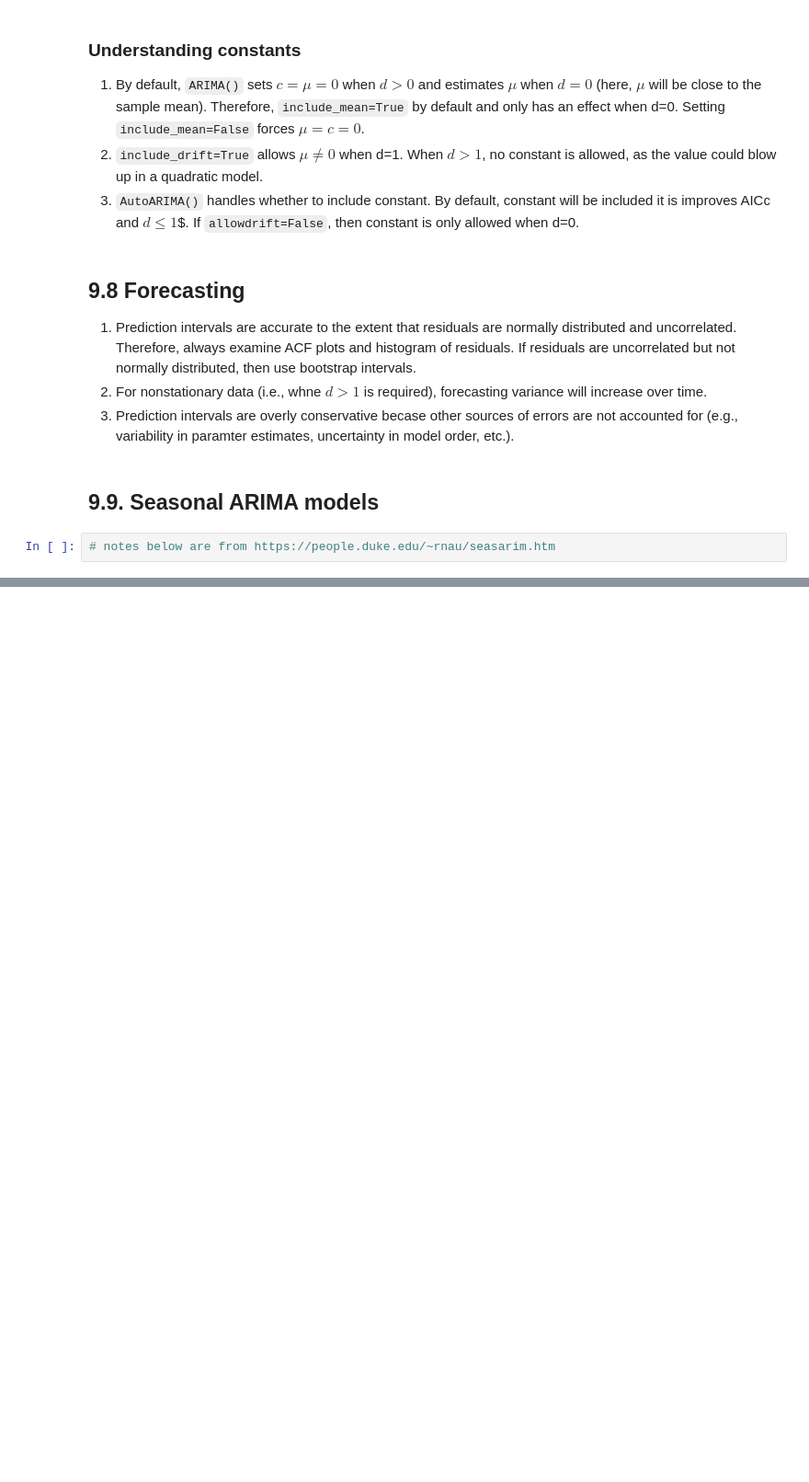
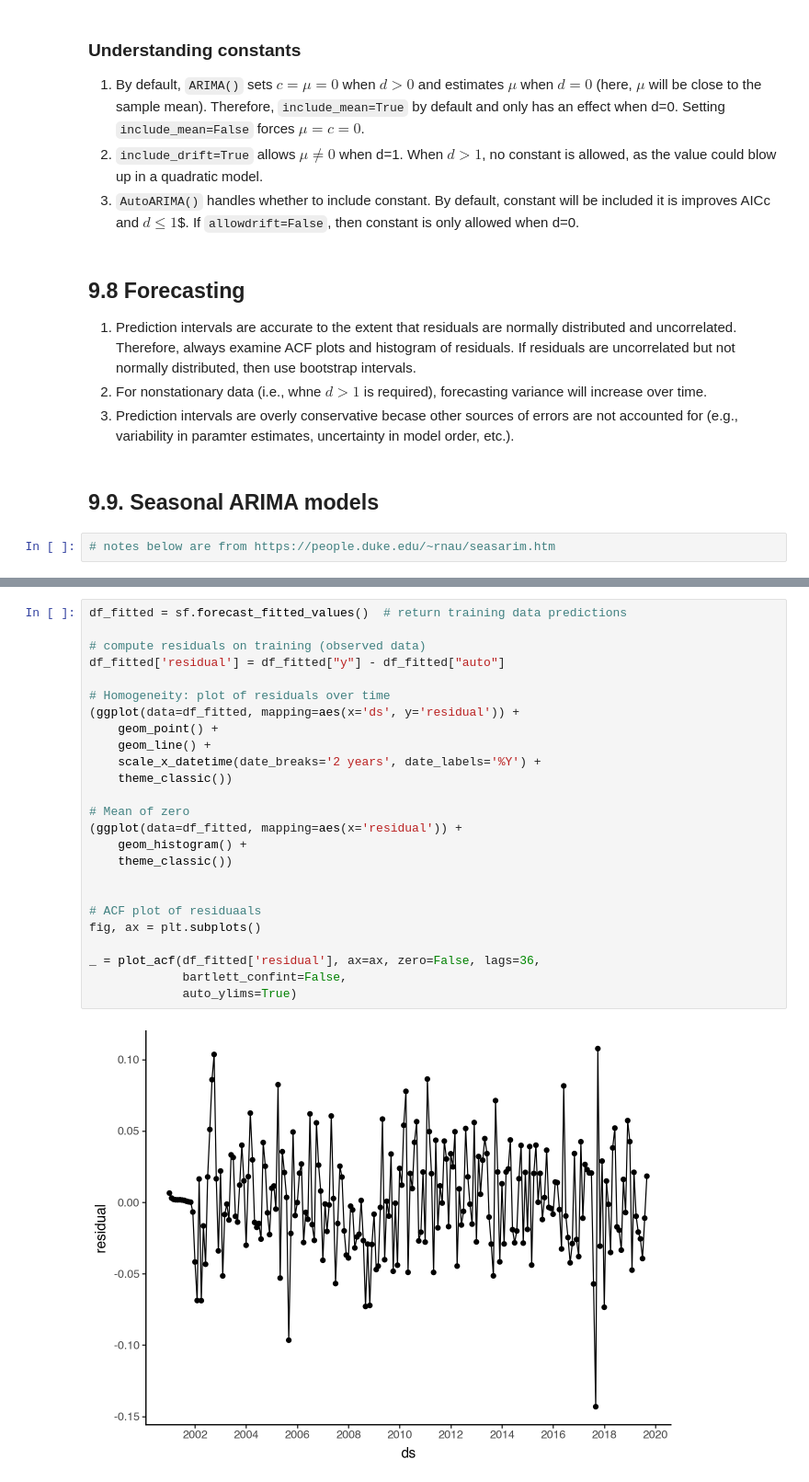
Before and after one commit to sebsciarra/gas_pump_prices, a Jupyter notebook: notebooks/chap9_arima.ipynb, the cells around one changed output, grey strips where cells are left out. Shown at 92% size. Saved outputs shown, nothing was run; the diff lists cells and outputs as text; blank space fills up the shorter version.

```diff
--- a/notebooks/chap9_arima.ipynb
+++ b/notebooks/chap9_arima.ipynb
@@ -727,0 +801,27 @@ kpss_stat: 0.080, kpss_pvalue: 0.10
+# %%
+df_fitted = sf.forecast_fitted_values()  # return training data predictions
+
+# compute residuals on training (observed data)
+df_fitted['residual'] = df_fitted["y"] - df_fitted["auto"]
+
+# Homogeneity: plot of residuals over time
+(ggplot(data=df_fitted, mapping=aes(x='ds', y='residual')) +
+    geom_point() +
+    geom_line() +
+    scale_x_datetime(date_breaks='2 years', date_labels='%Y') +
+    theme_classic())
+
+# Mean of zero
+(ggplot(data=df_fitted, mapping=aes(x='residual')) +
+    geom_histogram() +
+    theme_classic())
+
+
+# ACF plot of residuaals
+fig, ax = plt.subplots()
+
+_ = plot_acf(df_fitted['residual'], ax=ax, zero=False, lags=36,
+             bartlett_confint=False,
+             auto_ylims=True)
+# %% [output]
+[figure, added]
```
Also changed, not shown: parts of 19 cells of this notebook.
